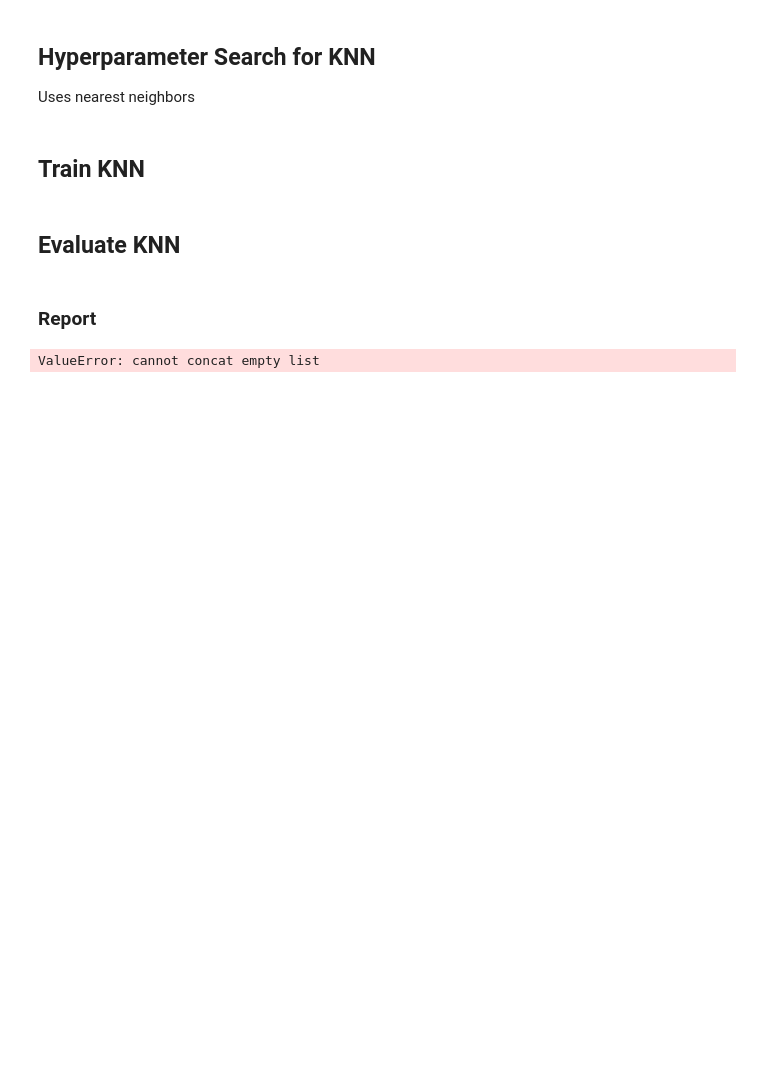
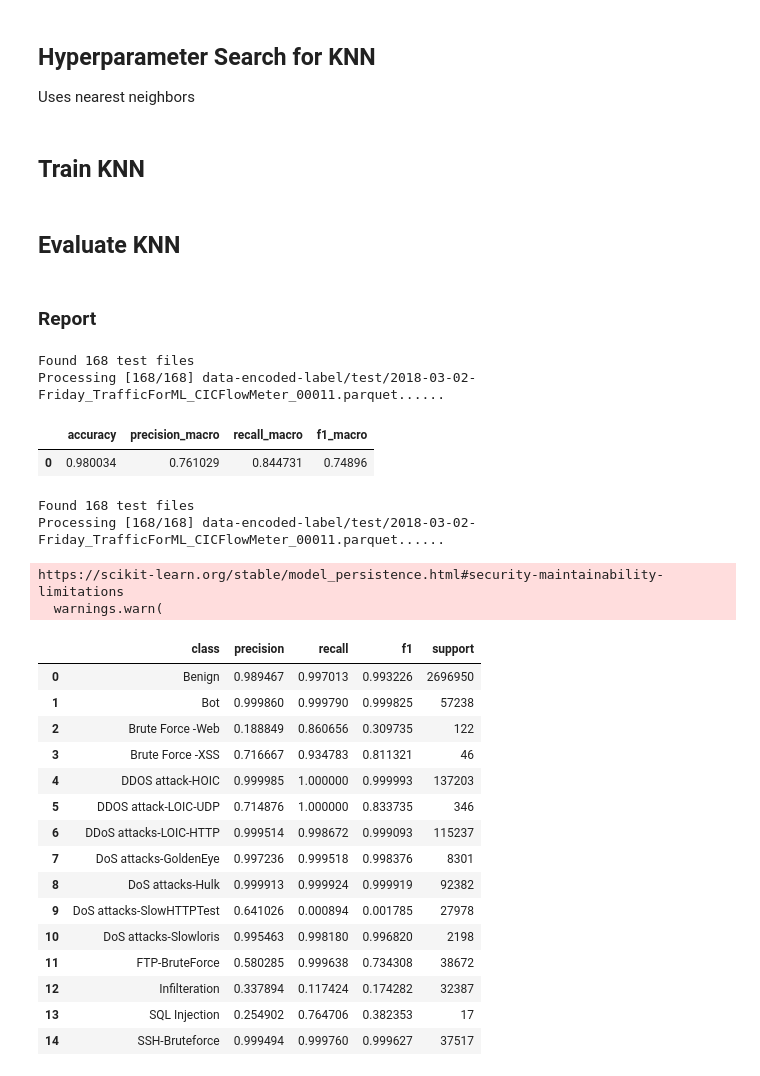
Before and after one commit to JoxNeis/ml-ids, a Jupyter notebook: mlids.ipynb, the cells around one changed output. Saved outputs shown, nothing was run; the diff lists cells and outputs as text; code cells hidden in the pictures; blank space fills up the shorter version.

```diff
--- a/mlids.ipynb
+++ b/mlids.ipynb
@@ -245,3 +246,20 @@ def evaluate(pred, true, labels=(0, 1)) -> pd.DataFrame:
             }
         ]
     )
+# %%
+def get_classification_report(
+    pred, true, label_encoder_path: str = PATH_LABEL_ENCODER
+) -> pd.DataFrame:
+    labels = _unique_int_labels(true, pred)
+    precision, recall, f1, support = precision_recall_fscore_support(
+        true, pred, labels=labels, average=None, zero_division=0
+    )
+    return pd.DataFrame(
+        {
+            "class": decode_labels(labels, label_encoder_path),
+            "precision": precision,
+            "recall": recall,
+            "f1": f1,
+            "support": support,
+        }
+    )
@@ -1425,7 +1464,10 @@ def get_evaluation_results(folder_predict: str, folder_true: str) -> pd.DataFram
 # %%
 get_evaluation_results(
     os.path.join(PATH_FOLDER_PREDICTION_RESULT, "KNN", "test"),
-    os.path.join(PATH_FOLDER_ENCODED_LABEL, "test"),
+    "test",
 )
 # %% [output]
-ValueError: cannot concat empty list
+Found 168 test files
+Processing [168/168] data-encoded-label/test/2018-03-02-Friday_TrafficForML_CICFlowMeter_00011.parquet......
+|  | accuracy | precision_macro | recall_macro | f1_macro |
+| 0 | 0.980034 | 0.761029 | 0.844731 | 0.74896 |
@@ -1444,0 +1474,28 @@ def get_confusion_matrix(
+# %%
+knn_test_pred, knn_test_true = load_predictions_and_labels(
+    os.path.join(PATH_FOLDER_PREDICTION_RESULT, "KNN", "test"), "test"
+)
+# %% [output]
+Found 168 test files
+Processing [168/168] data-encoded-label/test/2018-03-02-Friday_TrafficForML_CICFlowMeter_00011.parquet......
+# %%
+get_classification_report(pred=knn_test_pred, true=knn_test_true)
+# %% [output]
+https://scikit-learn.org/stable/model_persistence.html#security-maintainability-limitations
+  warnings.warn(
+|  | class | precision | recall | f1 | support |
+| 0 | Benign | 0.989467 | 0.997013 | 0.993226 | 2696950 |
+| 1 | Bot | 0.999860 | 0.999790 | 0.999825 | 57238 |
+| 2 | Brute Force -Web | 0.188849 | 0.860656 | 0.309735 | 122 |
+| 3 | Brute Force -XSS | 0.716667 | 0.934783 | 0.811321 | 46 |
+| 4 | DDOS attack-HOIC | 0.999985 | 1.000000 | 0.999993 | 137203 |
+| 5 | DDOS attack-LOIC-UDP | 0.714876 | 1.000000 | 0.833735 | 346 |
+| 6 | DDoS attacks-LOIC-HTTP | 0.999514 | 0.998672 | 0.999093 | 115237 |
+| 7 | DoS attacks-GoldenEye | 0.997236 | 0.999518 | 0.998376 | 8301 |
+| 8 | DoS attacks-Hulk | 0.999913 | 0.999924 | 0.999919 | 92382 |
+| 9 | DoS attacks-SlowHTTPTest | 0.641026 | 0.000894 | 0.001785 | 27978 |
+| 10 | DoS attacks-Slowloris | 0.995463 | 0.998180 | 0.996820 | 2198 |
+| 11 | FTP-BruteForce | 0.580285 | 0.999638 | 0.734308 | 38672 |
+| 12 | Infilteration | 0.337894 | 0.117424 | 0.174282 | 32387 |
+| 13 | SQL Injection | 0.254902 | 0.764706 | 0.382353 | 17 |
+| 14 | SSH-Bruteforce | 0.999494 | 0.999760 | 0.999627 | 37517 |
```
Also changed, not shown: parts of 9 cells of this notebook.
